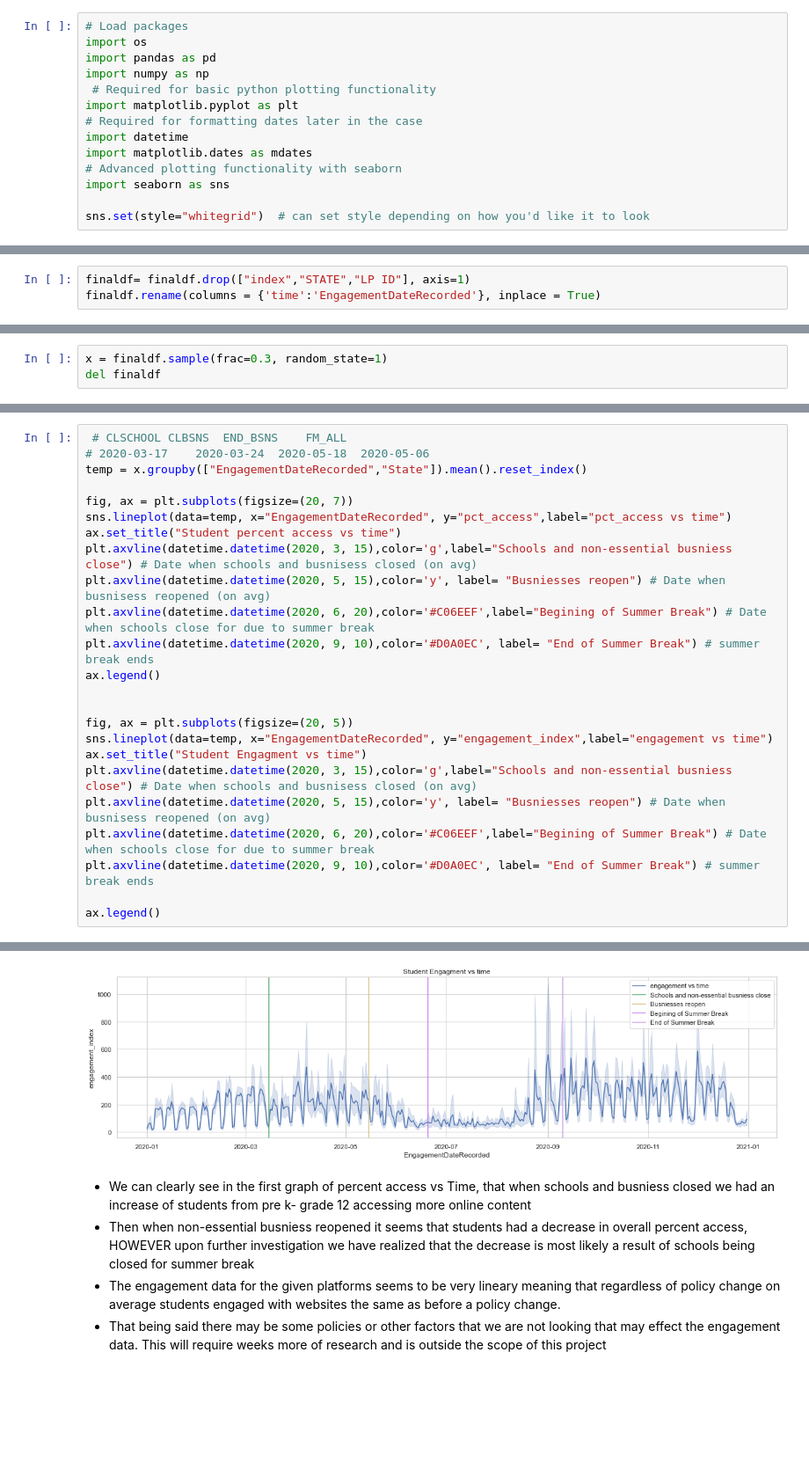
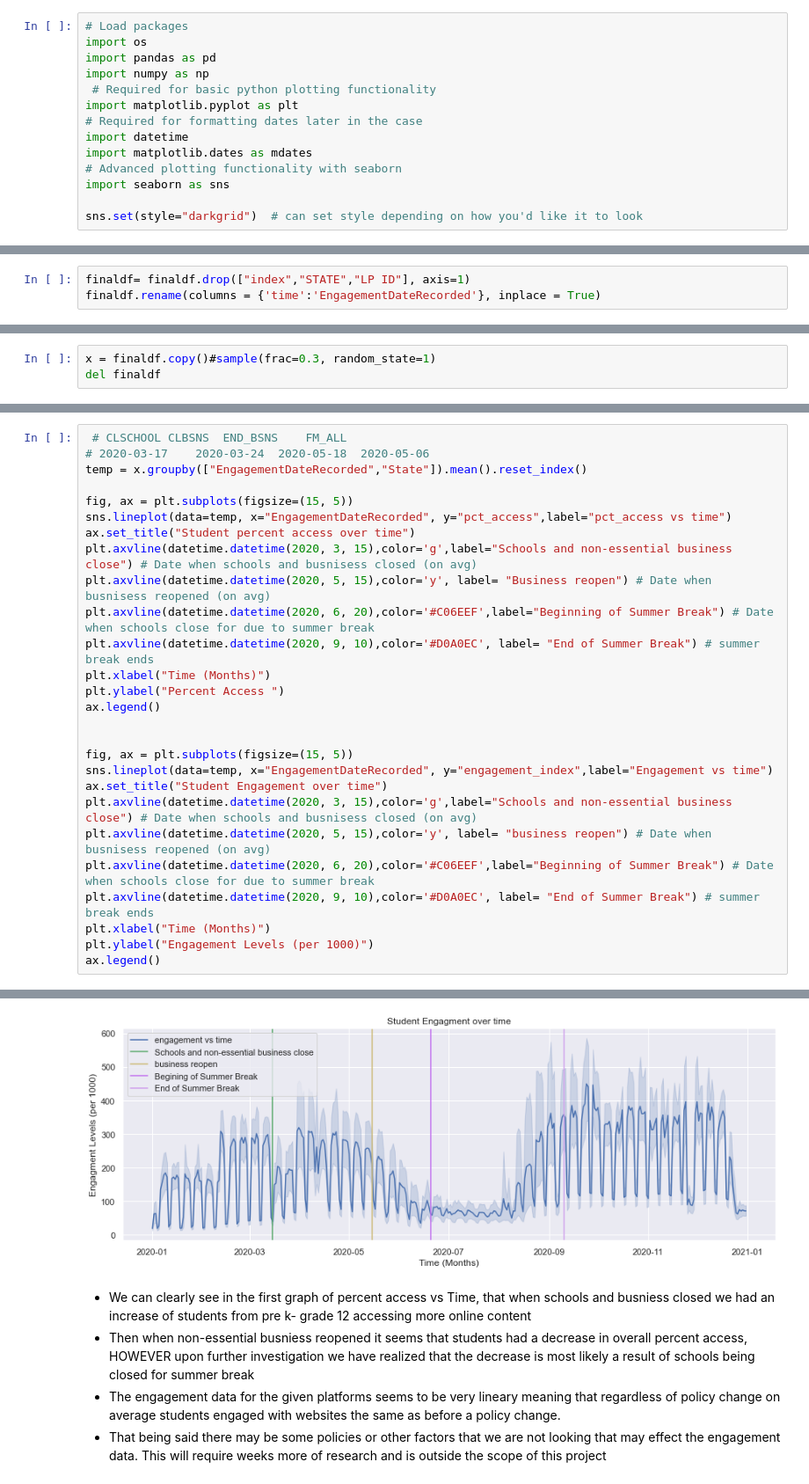
Before and after one commit to AditJainn/Math1130Project, a Jupyter notebook: AditProjectCode.ipynb, the cells around one changed output, grey strips where cells are left out. Shown at 88% size. Saved outputs shown, nothing was run; the diff lists cells and outputs as text; blank space fills up the shorter version.

```diff
--- a/AditProjectCode.ipynb
+++ b/AditProjectCode.ipynb
@@ -11,7 +11,7 @@ import matplotlib.dates as mdates
 # Advanced plotting functionality with seaborn
 import seaborn as sns
 
-sns.set(style="whitegrid")  # can set style depending on how you'd like it to look
+sns.set(style="darkgrid")  # can set style depending on how you'd like it to look
 # %%
 productInfoDF = os.path.join(os.getcwd(), "./products_info.csv")
 productInfoDF = pd.read_csv(productInfoDF)
@@ -293,5 +292,5 @@ finaldf.head()
 # %%
-x = finaldf.sample(frac=0.3, random_state=1)
+x = finaldf.copy()#sample(frac=0.3, random_state=1)
 del finaldf
 # %% [markdown]
 Reminder:
@@ -368,24 +367,27 @@ Recall That
 # 2020-03-17	2020-03-24	2020-05-18	2020-05-06
 temp = x.groupby(["EngagementDateRecorded","State"]).mean().reset_index()
 
-fig, ax = plt.subplots(figsize=(20, 7))
+fig, ax = plt.subplots(figsize=(15, 5))
 sns.lineplot(data=temp, x="EngagementDateRecorded", y="pct_access",label="pct_access vs time")
-ax.set_title("Student percent access vs time")
-plt.axvline(datetime.datetime(2020, 3, 15),color='g',label="Schools and non-essential busniess close") # Date when schools and busnisess closed (on avg)
-plt.axvline(datetime.datetime(2020, 5, 15),color='y', label= "Busniesses reopen") # Date when busnisess reopened (on avg)
-plt.axvline(datetime.datetime(2020, 6, 20),color='#C06EEF',label="Begining of Summer Break") # Date when schools close for due to summer break
+ax.set_title("Student percent access over time")
+plt.axvline(datetime.datetime(2020, 3, 15),color='g',label="Schools and non-essential business close") # Date when schools and busnisess closed (on avg)
+plt.axvline(datetime.datetime(2020, 5, 15),color='y', label= "Business reopen") # Date when busnisess reopened (on avg)
+plt.axvline(datetime.datetime(2020, 6, 20),color='#C06EEF',label="Beginning of Summer Break") # Date when schools close for due to summer break
 plt.axvline(datetime.datetime(2020, 9, 10),color='#D0A0EC', label= "End of Summer Break") # summer break ends
+plt.xlabel("Time (Months)")
+plt.ylabel("Percent Access ")
 ax.legend()
 
 
-fig, ax = plt.subplots(figsize=(20, 5))
-sns.lineplot(data=temp, x="EngagementDateRecorded", y="engagement_index",label="engagement vs time")
-ax.set_title("Student Engagment vs time")
-plt.axvline(datetime.datetime(2020, 3, 15),color='g',label="Schools and non-essential busniess close") # Date when schools and busnisess closed (on avg)
-plt.axvline(datetime.datetime(2020, 5, 15),color='y', label= "Busniesses reopen") # Date when busnisess reopened (on avg)
-plt.axvline(datetime.datetime(2020, 6, 20),color='#C06EEF',label="Begining of Summer Break") # Date when schools close for due to summer break
+fig, ax = plt.subplots(figsize=(15, 5))
+sns.lineplot(data=temp, x="EngagementDateRecorded", y="engagement_index",label="Engagement vs time")
+ax.set_title("Student Engagement over time")
+plt.axvline(datetime.datetime(2020, 3, 15),color='g',label="Schools and non-essential business close") # Date when schools and busnisess closed (on avg)
+plt.axvline(datetime.datetime(2020, 5, 15),color='y', label= "business reopen") # Date when busnisess reopened (on avg)
+plt.axvline(datetime.datetime(2020, 6, 20),color='#C06EEF',label="Beginning of Summer Break") # Date when schools close for due to summer break
 plt.axvline(datetime.datetime(2020, 9, 10),color='#D0A0EC', label= "End of Summer Break") # summer break ends
-
+plt.xlabel("Time (Months)")
+plt.ylabel("Engagement Levels (per 1000)")
 ax.legend()
 # %% [output]
 <matplotlib.legend.Legend at 0x...>
@@ -393,4 +395,4 @@ ax.legend()
-[figure, old version]
+[figure, new version]
 # %% [markdown]
 - We can clearly see in the first graph of percent access vs Time, that when schools and busniess closed we had an increase of students from pre k- grade 12 accessing more online content
 - Then when non-essential busniess reopened it seems that students had a decrease in overall percent access, HOWEVER upon further investigation we have realized that the decrease is most likely a result of schools being closed for summer break
```
Also changed, not shown: parts of 12 cells of this notebook.
